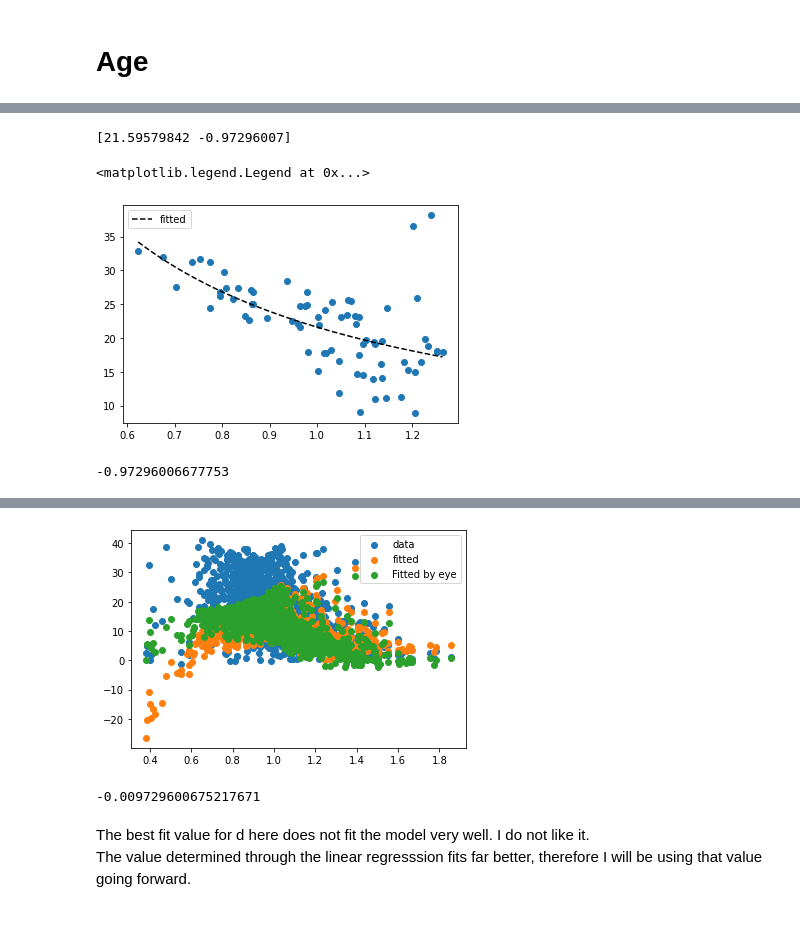
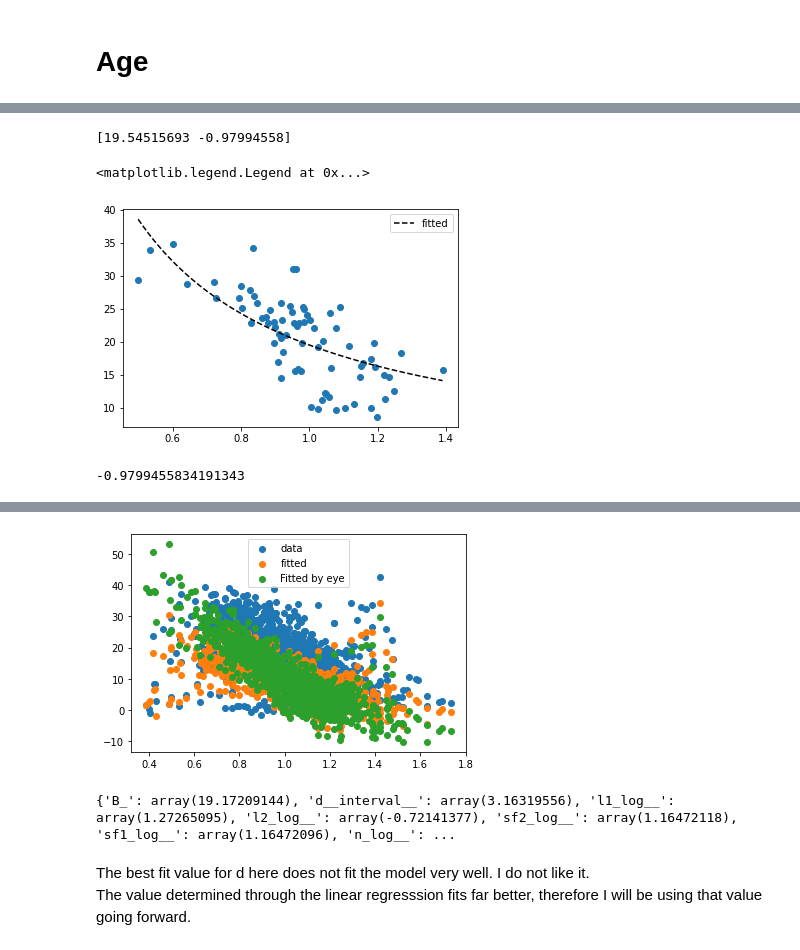
Before and after one commit to ni-phy/year4-project, a Jupyter notebook: Henry/3d_fitting.ipynb, the cells around one changed output, grey strips where cells are left out. Saved outputs shown, nothing was run; the diff lists cells and outputs as text; code cells hidden in the pictures; blank space fills up the shorter version.

```diff
--- a/Henry/3d_fitting.ipynb
+++ b/Henry/3d_fitting.ipynb
@@ -45,17 +56,39 @@ opt_params = 0   # if 1 use predetermined values
 
 errorbars = 0   # plot error bars on surface plot
 smp_rt = 1     # every nth point of true data
-num_gen =400 # given n will produce n x n points of predictions
+num_gen = 400 # given n will produce n x n points of predictions
+
+var_inf = False
 
 
 
-
-data = np.genfromtxt('/content/drive/My Drive/data/data1.csv', delimiter=',', skip_header=1)
+data = np.genfromtxt('/content/drive/My Drive/data/data2.csv', delimiter=',', skip_header=1)
 #!pip install pymc3 --upgrade  # This must be called every first run
 
-Teff = data[:,0][0::smp_rt] # Teff
-Prot = data[:, 1][0::smp_rt]  # Prot
-Age = data[:, 2][0::smp_rt]  # Age
-Mass = data[:, 3][0::smp_rt]   # mass
+Teff = data[:,1][0::smp_rt] # Teff
+Prot = data[:, 2][0::smp_rt]  # Prot
+Age = data[:, 3][0::smp_rt]  # Age
+Mass = data[:, 4][0::smp_rt]   # mass
 b = pyasl.BallesterosBV_T()
+
+#data 1 and data 2 have differnet columns!
+
+## Here is where I am adding some noise to the data roughly 5% for mass prot and Teff, 10% for Age
+
+data_noise = True
+n_age = 0.2
+n_oth = 0.04
+if data_noise:
+
+  Age_err = (np.random.normal( 0, Age  * n_age , Age.shape))
+  Teff_err = (np.random.normal( 0, Teff * n_oth , Teff.shape))
+  Prot_err = (np.random.normal( 0, abs(Prot) * n_oth , Prot.shape))
+  Mass_err = (np.random.normal( 0, Mass * n_oth , Mass.shape))
+
+  Age  += Age_err
+ # Teff += Teff_err
+  Prot += Prot_err
+  Mass += Mass_err
+
+
 BV =  b.bv2T(np.array(Teff))
@@ -71,7 +107,8 @@ Prot_short = Prot[limit]
 Age_short = Age[limit]
 Mass_short = Mass[limit]
 
-
+Age_short += np.random.normal( 0, Age_short/10 , Age_short.shape)
+# might add some error? Could be fun to see what
 plt.scatter(Age_short, Prot_short, alpha=0.2)
 
 
@@ -147,11 +184,11 @@ WARNING (theano.tensor.blas): We did not find a dynamic library in the library_d
 # %%
 limit = (np.where(np.logical_and(Age>4.4, Age<=5)))
+
 
 Teff_short = Teff[limit]
 Prot_short = Prot[limit]
 Age_short = Age[limit]
 Mass_short = Mass[limit]
-
 
 
 plt.scatter(Mass_short, Prot_short)
@@ -166,9 +203,9 @@ y1 = coefs2[0][0]* x **coefs2[0][1]
 plt.plot(x,y1, color='k', linestyle='--', label='fitted')
 plt.legend()
 # %% [output]
-[21.59579842 -0.97296007]
+[19.54515693 -0.97994558]
 <matplotlib.legend.Legend at 0x...>
-[figure, old version]
+[figure, new version]
 # %%
 B = coefs2[0][0]
 d = coefs2[0][1]
@@ -184,38 +221,38 @@ with pm.Model() as model:
     mean =  B_ *Mass**d_
 
     resid = Prot - mean
 
 
     l1 = pm.Lognormal('l1', mu=np.log(3.6), sigma=0.11)  # 1
     l2 = pm.Lognormal('l2', mu=np.log(0.4), sigma=0.11)
 
     sf2 = pm.Lognormal("sf2", mu=np.log(160), sigma=1)
     sf1 = pm.Lognormal("sf1", mu=np.log(160), sigma=1)
 
     K1 = pm.gp.cov.ExpQuad(2, l1) * sf1**2
     K2 = pm.gp.cov.ExpQuad(2, l2) * sf2**2
 
     K = K1 * K2
 
 
-    n = pm.HalfCauchy("n", beta=3)
+    n = pm.HalfCauchy("n", beta=5)
 
     gp = pm.gp.Marginal(cov_func=K)
     obs = gp.marginal_likelihood("obs", X=X, y=resid, noise=n)
 
     mp = pm.find_MAP()
 
 plt.scatter(Mass, Prot, label='data')
 plt.scatter(Mass, A* Mass**mp['d_'] + mu, label='fitted')
 plt.scatter(Mass, A* Mass**-1.6 + mu, label='Fitted by eye')
 plt.legend()
 plt.show()
-print(mp['d_'])
+print(mp)
 # %% [output]
--0.97296006677753
+-0.9799455834191343
 [interactive output not drawn]
-[figure, old version]
+[figure, new version]
--0.009729600675217671
+{'B_': array(19.17209144), 'd__interval__': array(3.16319556), 'l1_log__': array(1.27265095), 'l2_log__': array(-0.72141377), 'sf2_log__': array(1.16472118), 'sf1_log__': array(1.16472096), 'n_log__': ...
 # %% [markdown]
 The best fit value for d here does not fit the model very well. I do not like it. <br>The value determined through the linear regresssion fits far better, therefore I will be using that value going forward.
 # %% [markdown]
```
Also changed, not shown: parts of 14 cells of this notebook.
